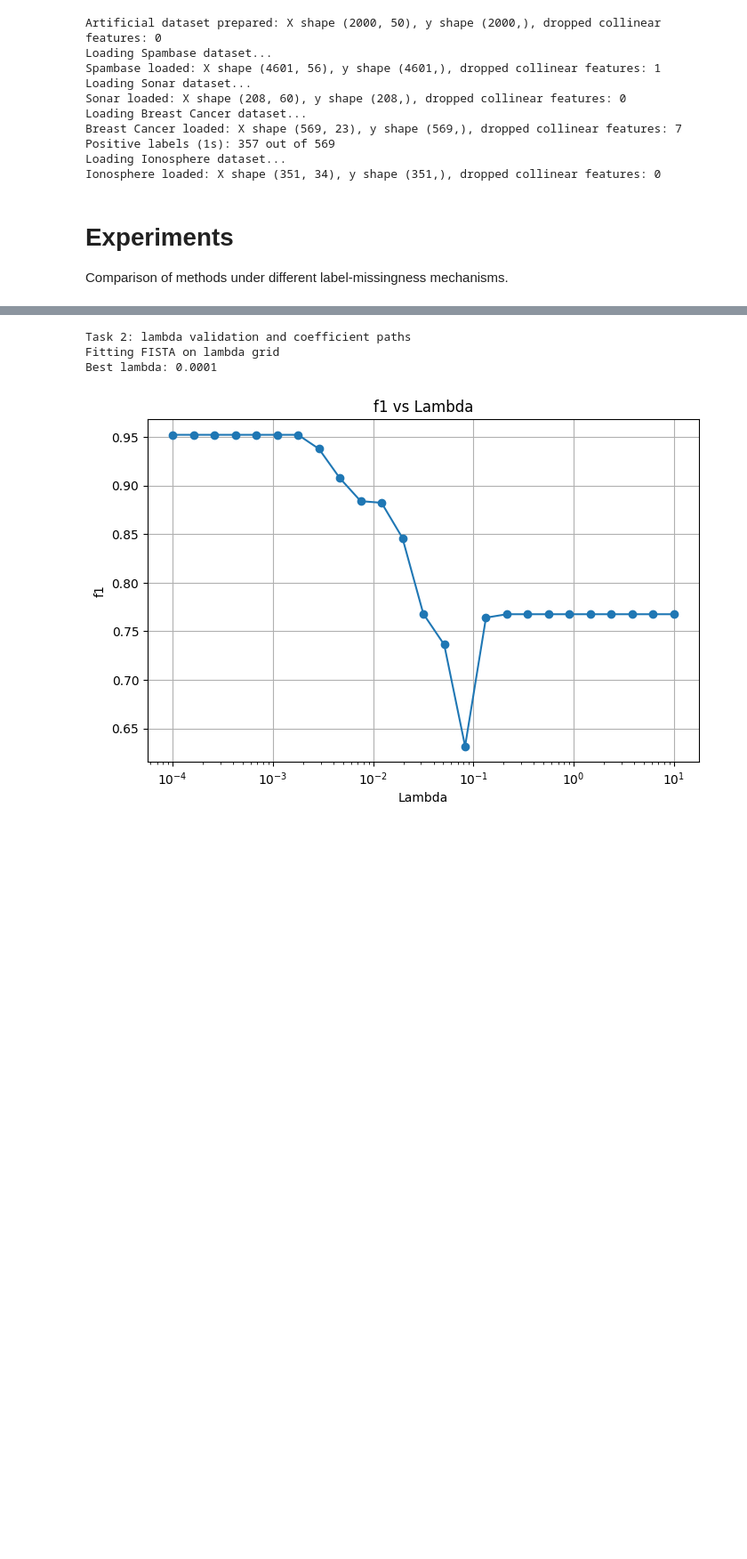
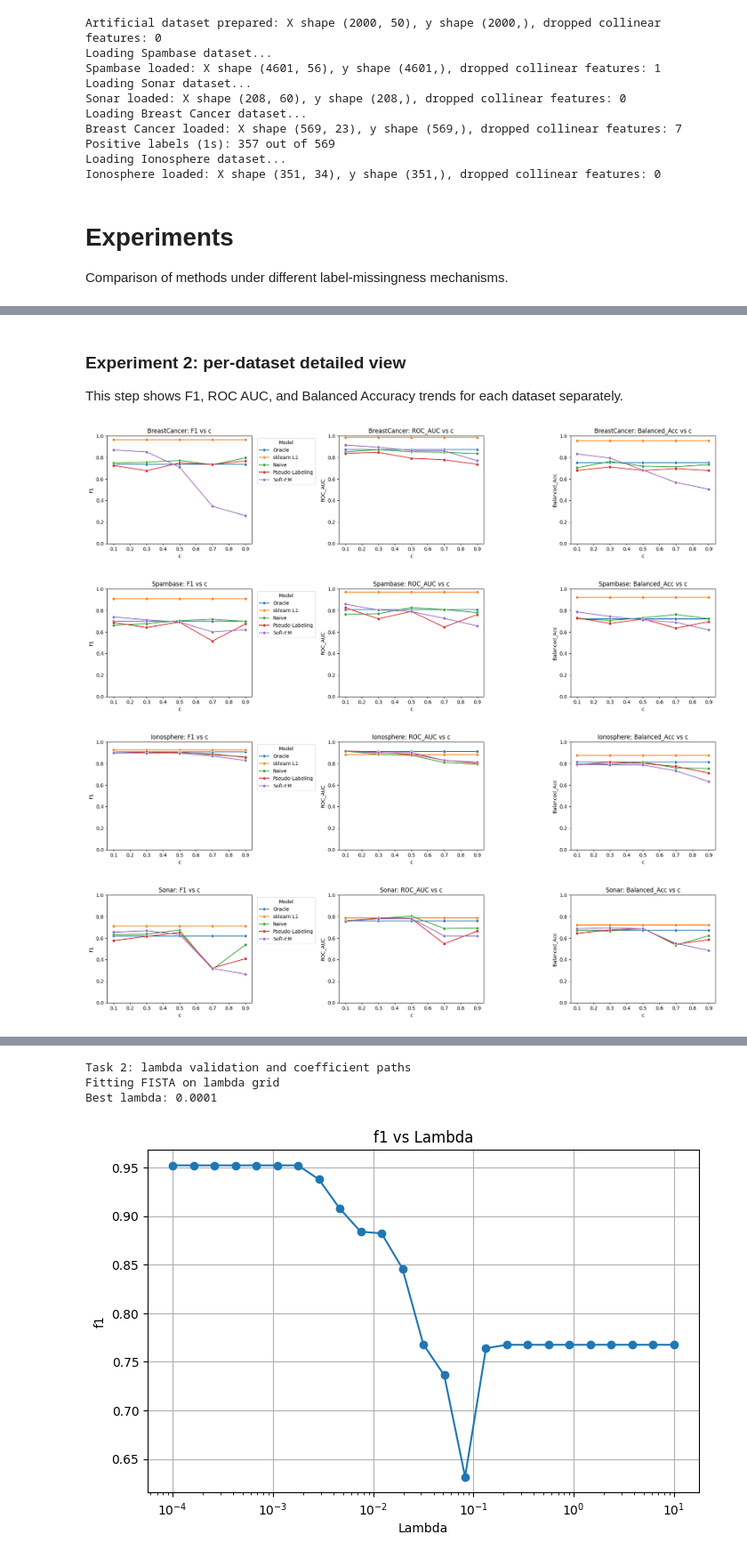
Before and after one commit to IgorLechoszest/AML_Proj1, a Jupyter notebook: src/main.ipynb, the cells around one changed output, grey strips where cells are left out. Shown at 89% size. Cells and saved outputs as stored; diff of their text form; code cells hidden in the pictures; blank space fills up the shorter version.

```diff
--- a/src/main.ipynb
+++ b/src/main.ipynb
@@ -192,0 +381,33 @@ Experiment 2: impact of c in MCAR
+# %% [markdown]
+### Experiment 2: per-dataset detailed view
+This step shows F1, ROC AUC, and Balanced Accuracy trends for each dataset separately.
+# %%
+focus_metrics = ["F1", "ROC_AUC", "Balanced_Acc"]
+for dataset_name in sweep_datasets:
+    subset = mean_metrics[mean_metrics["Dataset"] == dataset_name]
+    fig, axes = plt.subplots(1, 3, figsize=(18, 4))
+    for idx, metric_name in enumerate(focus_metrics):
+        sns.lineplot(
+            data=subset,
+            x="c_value",
+            y=metric_name,
+            hue="Model",
+            hue_order=model_order,
+            marker="o",
+            ax=axes[idx],
+        )
+        axes[idx].set_title(f"{dataset_name}: {metric_name} vs c")
+        axes[idx].set_xlabel("c")
+        axes[idx].set_ylabel(metric_name)
+        axes[idx].set_ylim(0.0, 1.0)
+        if idx != 0 and axes[idx].legend_ is not None:
+            axes[idx].legend_.remove()
+    if axes[0].legend_ is not None:
+        axes[0].legend(title="Model", bbox_to_anchor=(1.02, 1.0), loc="upper left")
+    plt.tight_layout()
+    plt.show()
+# %% [output]
+[figure, added]
+[figure, added]
+[figure, added]
+[figure, added]
```
Also changed, not shown: parts of 19 cells of this notebook, 1 other file.
